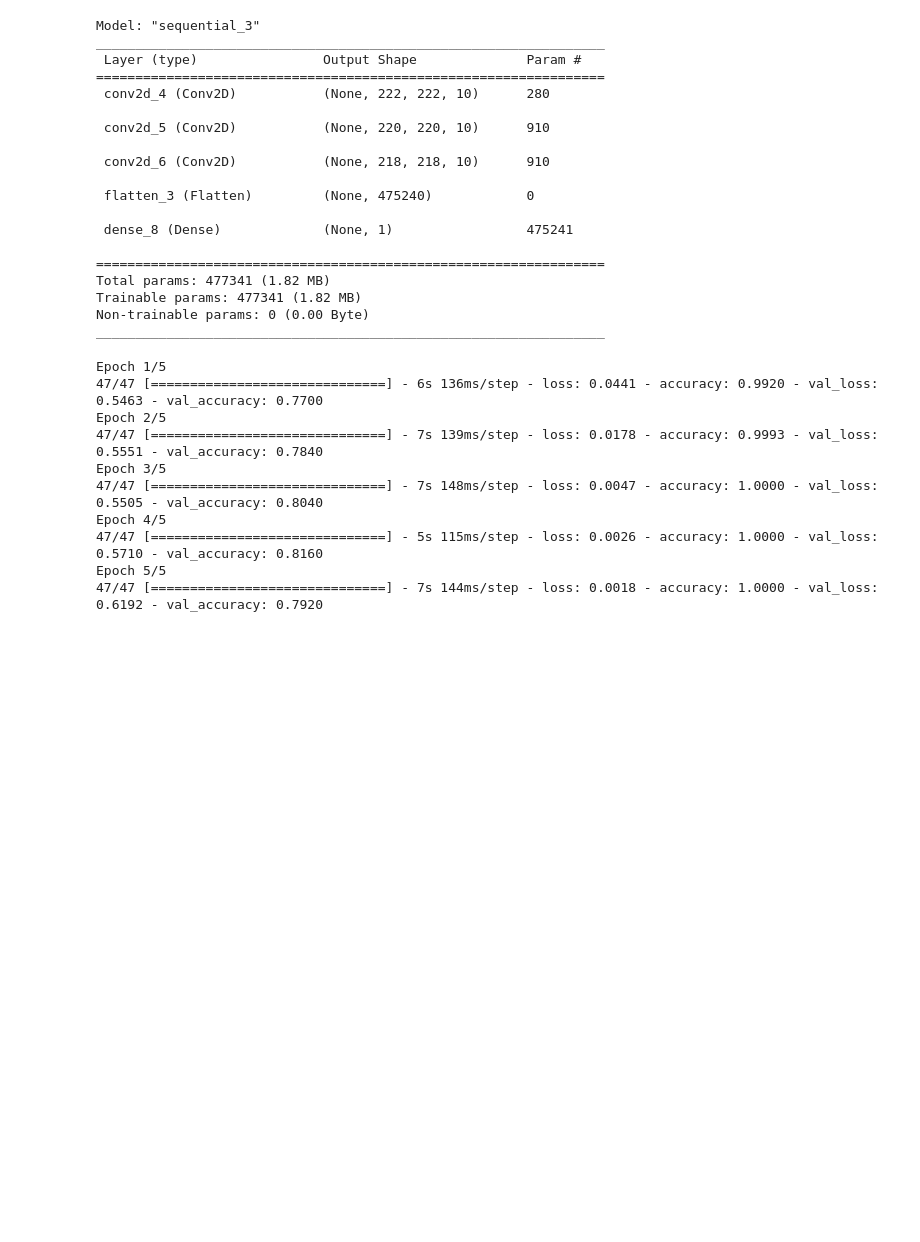
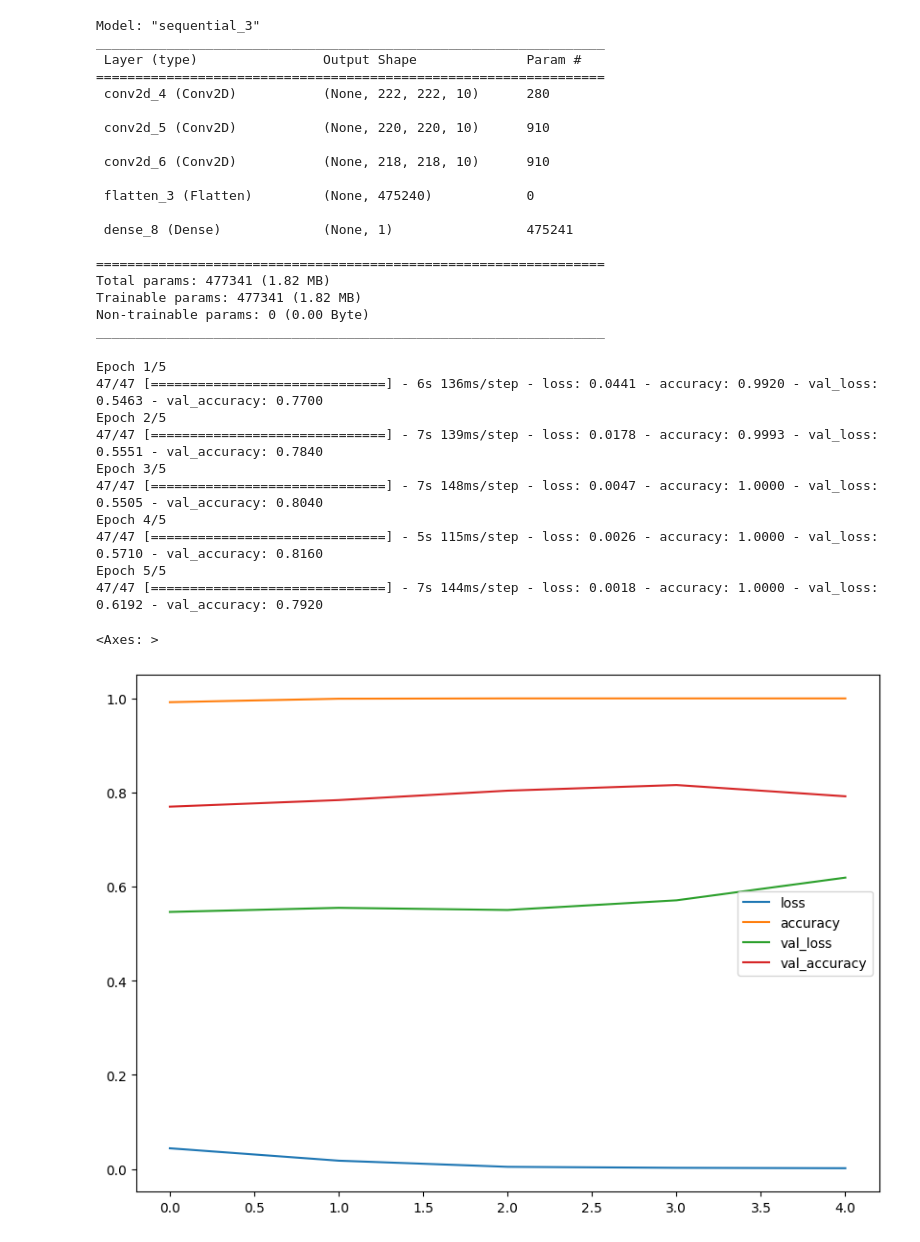
Before and after one commit to annchirackal/Tensorflow-Developer-Certification, a Jupyter notebook: 10_CNN_Computer_Vision.ipynb, the cells around one changed output. Cells and saved outputs as stored; diff of their text form; code cells hidden in the pictures; blank space fills up the shorter version.

```diff
--- a/10_CNN_Computer_Vision.ipynb
+++ b/10_CNN_Computer_Vision.ipynb
@@ -424,0 +423,7 @@ Epoch 5/5
+# %%
+### Accuracy Plots
+import pandas as pd
+pd.DataFrame(cnn_2_history.history).plot(figsize=(10,7))
+# %% [output]
+<Axes: >
+[figure, added]
```
Also changed, not shown: parts of 2 cells of this notebook.
